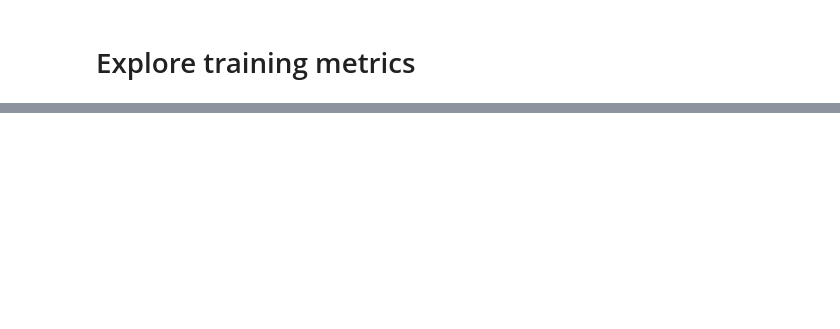
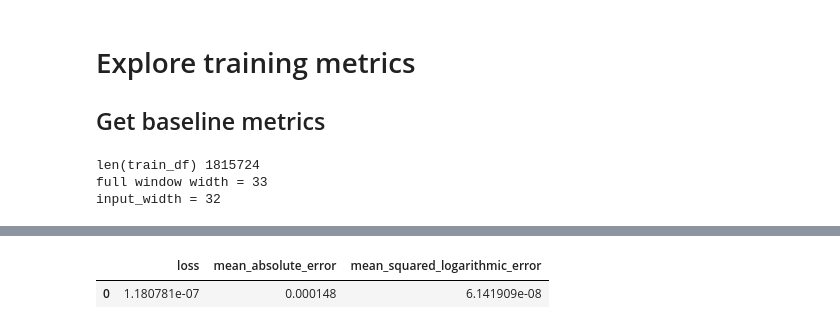
Before and after one commit to prophet-project/stock-price-forecasting, a Jupyter notebook: 3_Explore_Training_Metrics.ipynb, the cells around one changed output, grey strips where cells are left out. Drawn from its saved outputs; the diff is of its cells as text; code cells hidden in the pictures; blank space fills up the shorter version.

```diff
--- a/3_Explore_Training_Metrics.ipynb
+++ b/3_Explore_Training_Metrics.ipynb
@@ -25,3 +25,5 @@ init_notebook_mode(connected=True)
 cufflinks.set_config_file(world_readable=True, theme='pearl')
 # %% [markdown]
 # Explore training metrics
+
+## Get baseline metrics
@@ -27,0 +45,12 @@ cufflinks.set_config_file(world_readable=True, theme='pearl')
+# %%
+window = make_window_generator()
+# %% [output]
+len(train_df) 1815724
+full window width = 33
+input_width = 32
+# %%
+baseline_test_metrics = baseline.evaluate(window.test, verbose=1)
+
+baseline_test_metrics = pd.DataFrame(data=[baseline_test_metrics], columns=baseline.metrics_names)
+baseline_test_metrics
+# %% [output]
@@ -27,0 +58,2 @@ cufflinks.set_config_file(world_readable=True, theme='pearl')
+|  | loss | mean_absolute_error | mean_squared_logarithmic_error |
+| 0 | 1.180781e-07 | 0.000148 | 6.141909e-08 |
```
Also changed, not shown: parts of 6 cells of this notebook, 16 other files.
